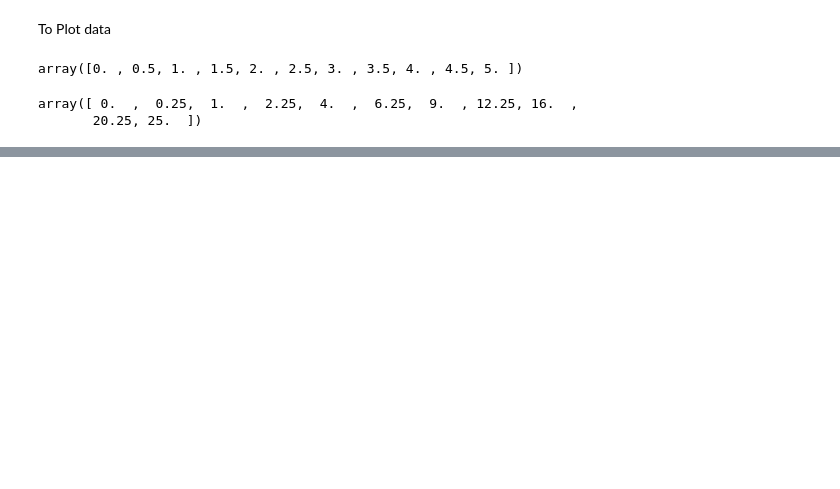
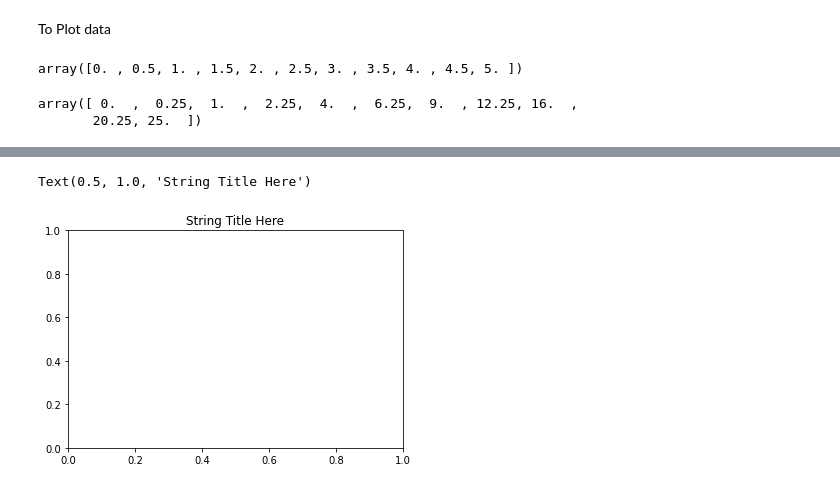
Before and after one commit to dreamer561/DataScience, a Jupyter notebook: Matplotlib.ipynb, the cells around one changed output, grey strips where cells are left out. Drawn from its saved outputs; the diff is of its cells as text; code cells hidden in the pictures; blank space fills up the shorter version.

```diff
--- a/Matplotlib.ipynb
+++ b/Matplotlib.ipynb
@@ -21,0 +35,5 @@ array([ 0.  ,  0.25,  1.  ,  2.25,  4.  ,  6.25,  9.  , 12.25, 16.  ,
+# %%
+plt.title('String Title Here')
+# %% [output]
+Text(0.5, 1.0, 'String Title Here')
+[figure, added]
```
Also changed, not shown: parts of 25 cells of this notebook.
